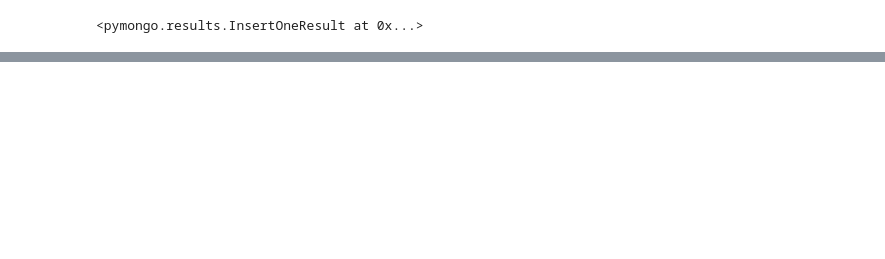
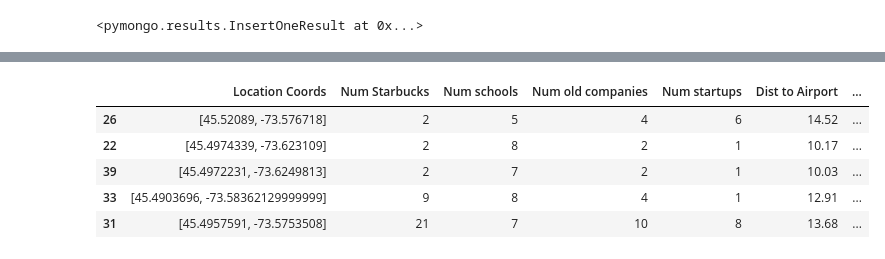
Before and after one commit to alvarorivasg/startup-geocoding-project, a Jupyter notebook: Montreal Startup.ipynb, the cells around one changed output, grey strips where cells are left out. Saved outputs shown, nothing was run; the diff lists cells and outputs as text; code cells hidden in the pictures; blank space fills up the shorter version.

```diff
--- a/Montreal Startup.ipynb
+++ b/Montreal Startup.ipynb
@@ -303 +306,10 @@ for i in range(1,len(startups_mtl)):
     to_mongo(startups_mtl[i],"Startup",i)
+# %%
+def cuantoTienes(coords):
+    starbucks=len(list(collec.find({"Starbucks location": {"$near": {"$geometry": {"type": "Point", "coordinates": [coords[1],coords[0]]},"$maxDistance": 1000}}})))
+    schools=len(list(collec.find({"School location": {"$near": {"$geometry": {"type": "Point", "coordinates": [coords[1],coords[0]]},"$maxDistance": 3000}}})))
+    old_companies=len(list(collec.find({"Old company location": {"$near": {"$geometry": {"type": "Point", "coordinates": [coords[1],coords[0]]},"$maxDistance": 2000}}})))
+    startups=len(list(collec.find({"Startup location": {"$near": {"$geometry": {"type": "Point", "coordinates": [coords[1],coords[0]]},"$maxDistance": 1000}}})))
+    airportdist=round(haversine(tuple(coords),tuple(airport_coord)),2)
+    return [coords,starbucks,schools,old_companies,startups,airportdist]
+cuantoTienes([45.5216364, -73.5851682])
@@ -303,0 +318,7 @@ for i in range(1,len(startups_mtl)):
+# %%
+dataframe=pd.DataFrame(columns=["Location Coords","Num Starbucks","Num schools", "Num old companies", "Num startups", "Dist to Airport"])
+# %%
+for i in range(0, len(lista_localizaciones)):
+    values=cuantoTienes(lista_localizaciones[i])
+    dataframe.loc[i]=values
+dataframe.head()
@@ -303,0 +332,21 @@ for i in range(1,len(startups_mtl)):
+# %%
+def puntuacion(i):
+    if (dataframe.iloc[i]["Num Starbucks"]==0) or (dataframe.iloc[i]["Num schools"]==0) or (dataframe.iloc[i]["Num startups"]==0) or (dataframe.iloc[i]["Num old companies"]>=5):
+        score=0
+    else:
+        score=((dataframe.iloc[i]["Num Starbucks"])/100+dataframe.iloc[i]["Num schools"]*3-dataframe.iloc[i]["Num old companies"]*7+dataframe.iloc[i]["Num startups"]*7)/dataframe.iloc[i]["Dist to Airport"]
+    return score
+# %%
+punt=[]
+for i in range(0,len(dataframe.index)):
+    punt.append(puntuacion(i))
+dataframe["Score"]=punt
+dataframe=dataframe.sort_values(["Score"],ascending=False)
+dataframe.head()
+# %% [output]
+|  | Location Coords | Num Starbucks | Num schools | Num old companies | Num startups | Dist to Airport | ... |
+| 26 | [45.52089, -73.576718] | 2 | 5 | 4 | 6 | 14.52 | ... |
+| 22 | [45.4974339, -73.623109] | 2 | 8 | 2 | 1 | 10.17 | ... |
+| 39 | [45.4972231, -73.6249813] | 2 | 7 | 2 | 1 | 10.03 | ... |
+| 33 | [45.4903696, -73.58362129999999] | 9 | 8 | 4 | 1 | 12.91 | ... |
+| 31 | [45.4957591, -73.5753508] | 21 | 7 | 10 | 8 | 13.68 | ... |
```
Also changed, not shown: parts of 11 cells of this notebook.
